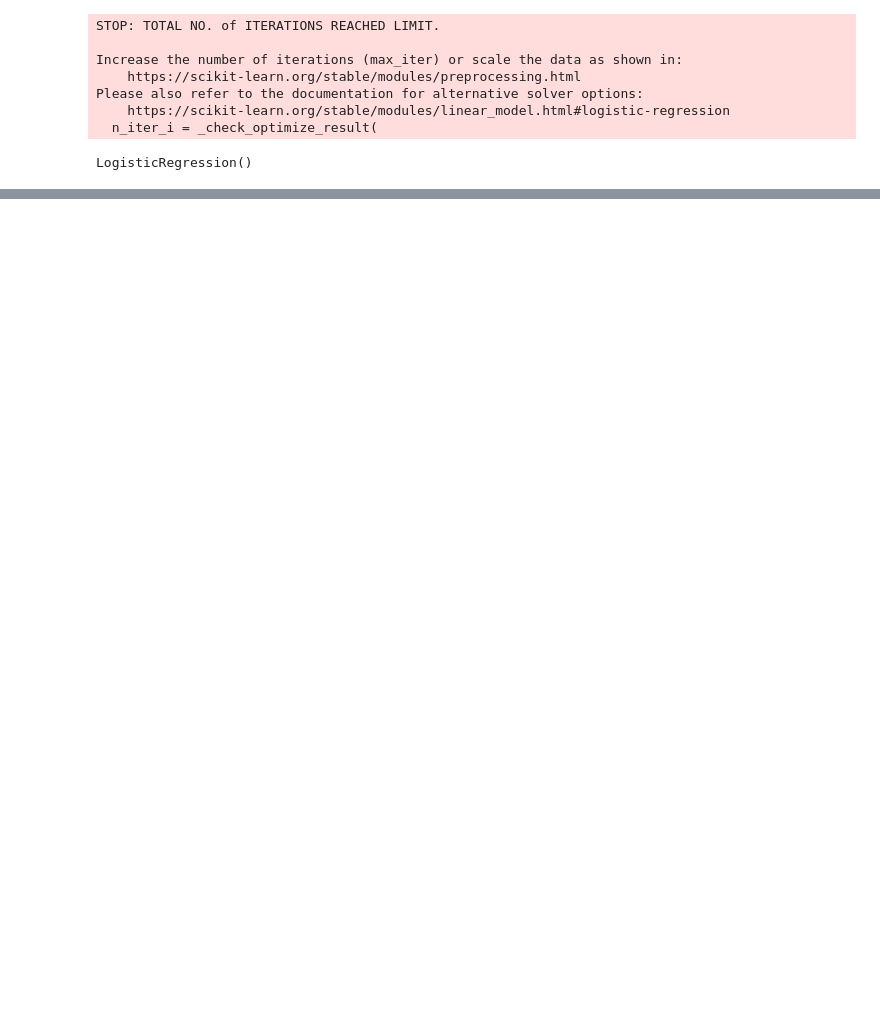
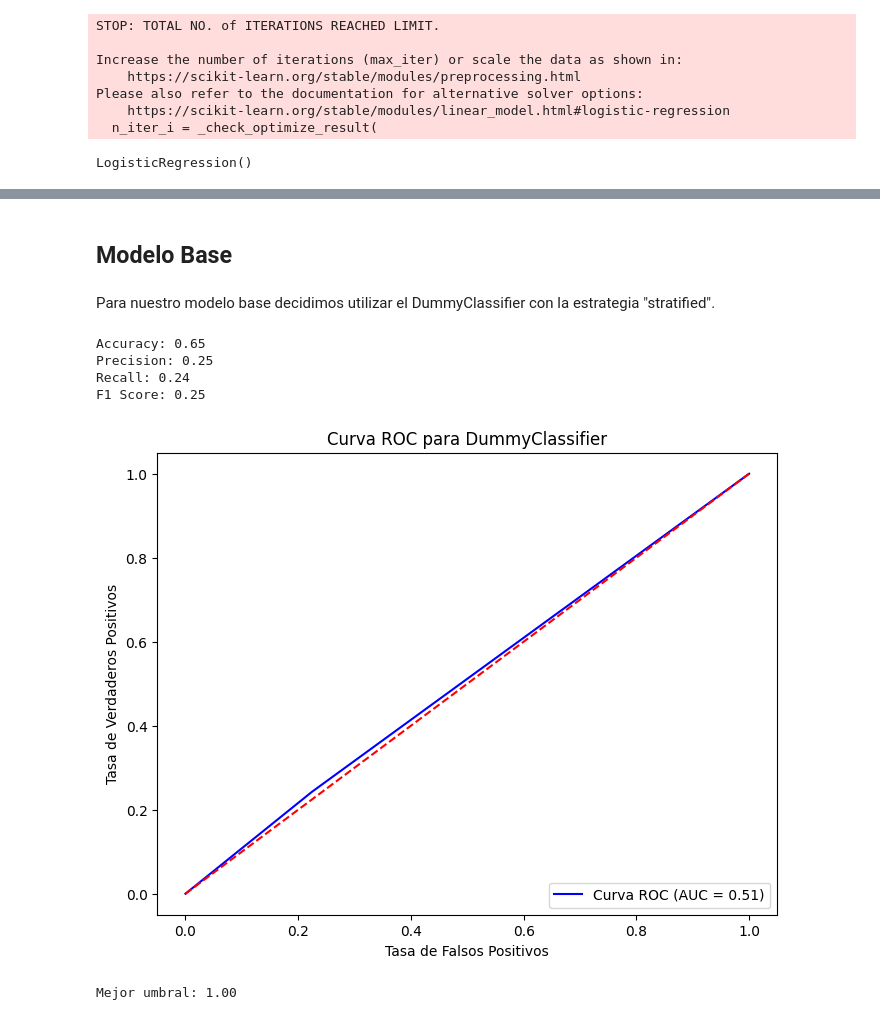
Before and after one commit to FrancoCalcia/AA1-TUIA-Calcia-Avecilla-TP2, a Jupyter notebook: TP-clasificacion-AA1.ipynb, the cells around one changed output, grey strips where cells are left out. Drawn from its saved outputs; the diff is of its cells as text; code cells hidden in the pictures; blank space fills up the shorter version.

```diff
--- a/TP-clasificacion-AA1.ipynb
+++ b/TP-clasificacion-AA1.ipynb
@@ -629,8 +544,4 @@ df_entrenamiento = df_entrenamiento.drop(columns=['Temp9am', 'Temp3pm', 'Pressur
 # %%
-df_test["RainToday"] = df_test["RainToday"].fillna(moda_rain_today)
-df_validacion["RainToday"] = df_validacion["RainToday"].fillna(moda_rain_today)
-
-
 for col, media in medias.items():
     if col in df_validacion.columns:
         df_validacion[col] = df_validacion[col].fillna(media)
@@ -704,11 +617,11 @@ df_scaled.head()
 # %% [markdown]
 ## Modelado
 # %%
-X_entrenamiento = df_entrenamiento.drop('RainTomorrow', axis=1)
-y_entrenamiento = df_entrenamiento['RainTomorrow']
+X_train = df_entrenamiento.drop('RainTomorrow', axis=1)
+y_train = df_entrenamiento['RainTomorrow']
 
 X_test = df_test.drop('RainTomorrow', axis=1)
 y_test = df_test['RainTomorrow']
 
-X_validacion = df_validacion.drop('RainTomorrow', axis=1)
-y_validacion = df_validacion['RainTomorrow']
+X_val = df_validacion.drop('RainTomorrow', axis=1)
+y_val = df_validacion['RainTomorrow']
@@ -715,7 +630,7 @@ y_validacion = df_validacion['RainTomorrow']
 # %%
 # Inicializar y entrenar el modelo
 model = LogisticRegression()
-model.fit(X_entrenamiento, y_entrenamiento)
+model.fit(X_train, y_train)
 # %% [output]
 STOP: TOTAL NO. of ITERATIONS REACHED LIMIT.
 
@@ -793,0 +710,53 @@ Mejor umbral: 0.23
+# %% [markdown]
+## Modelo Base
+# %% [markdown]
+Para nuestro modelo base decidimos utilizar el DummyClassifier con la estrategia "stratified".
+# %%
+# Inicializar el DummyClassifier con la estrategia 'stratified'
+dummy_clf_stratified = DummyClassifier(strategy='stratified', random_state=42)
+
+# Entrenar el modelo Dummy
+dummy_clf_stratified.fit(X_train, y_train)
+
+# Predecir probabilidades en lugar de clases
+y_pred_dummy_proba = dummy_clf_stratified.predict_proba(X_test)[:, 1]  # Probabilidades de la clase positiva
+# %%
+# Calcular las métricas de evaluación
+accuracy = accuracy_score(y_test, y_pred_dummy_proba)
+precision = precision_score(y_test, y_pred_dummy_proba)
+recall = recall_score(y_test, y_pred_dummy_proba)
+f1 = f1_score(y_test, y_pred_dummy_proba)
+
+# Mostrar las métricas
+print(f"Accuracy: {accuracy:.2f}")
+print(f"Precision: {precision:.2f}")
+print(f"Recall: {recall:.2f}")
+print(f"F1 Score: {f1:.2f}")
+# %% [output]
+Accuracy: 0.65
+Precision: 0.25
+Recall: 0.24
+F1 Score: 0.25
+# %%
+# Calcular la curva ROC
+fpr, tpr, thresholds = roc_curve(y_test, y_pred_dummy_proba)
+roc_auc = auc(fpr, tpr)
+
+# Graficar la curva ROC
+plt.figure(figsize=(8, 6))
+plt.plot(fpr, tpr, color='blue', label='Curva ROC (AUC = {:.2f})'.format(roc_auc))
+plt.plot([0, 1], [0, 1], color='red', linestyle='--')  # Línea diagonal
+plt.xlabel('Tasa de Falsos Positivos')
+plt.ylabel('Tasa de Verdaderos Positivos')
+plt.title('Curva ROC para DummyClassifier')
+plt.legend(loc='lower right')
+plt.show()
+
+# Encontrar el mejor umbral
+optimal_idx = np.argmax(tpr - fpr)  # Mejor umbral donde TPR - FPR es máximo
+optimal_threshold = thresholds[optimal_idx]
+
+print(f"Mejor umbral: {optimal_threshold:.2f}")
+# %% [output]
+[figure, added]
+Mejor umbral: 1.00
```
Also changed, not shown: parts of 89 cells of this notebook.
